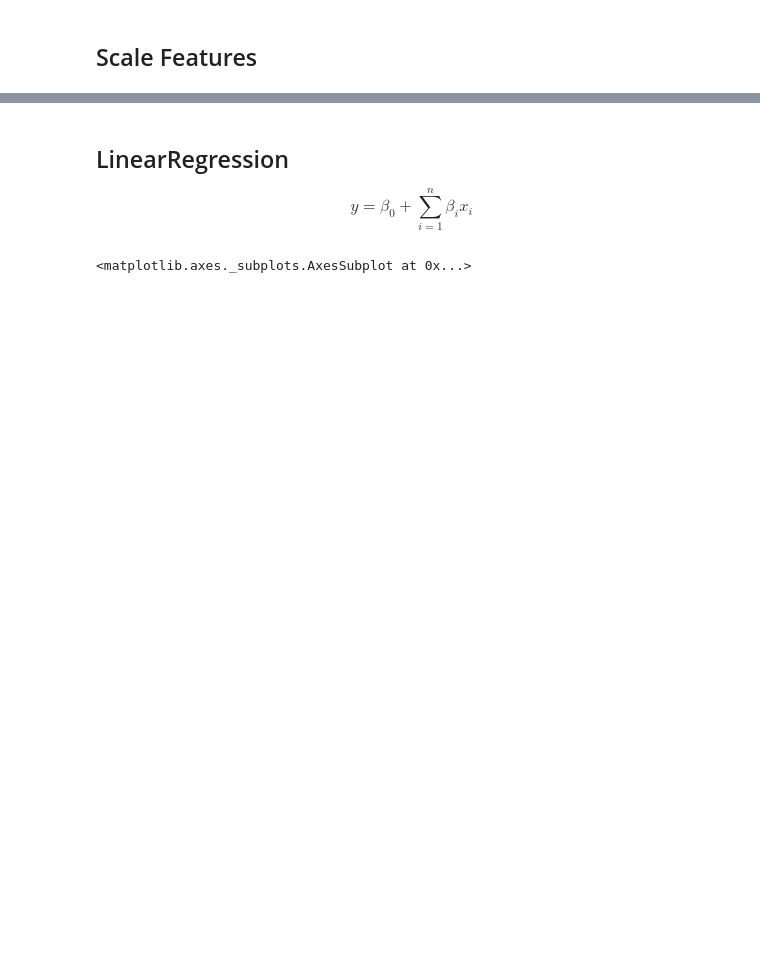
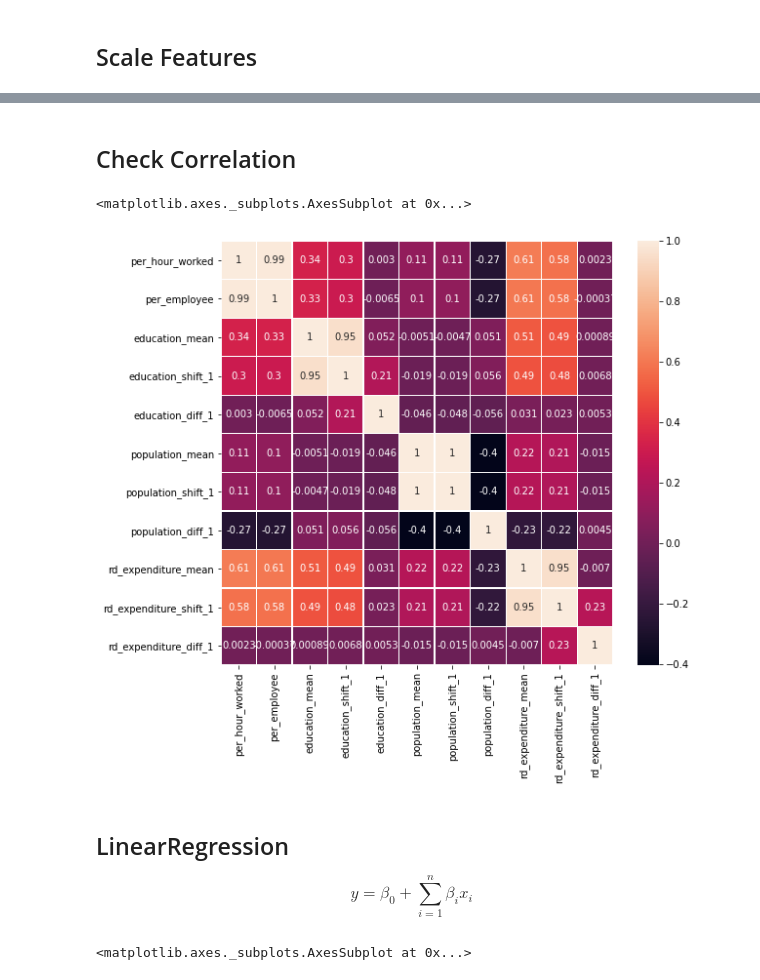
Before and after one commit to ADS-Group-15/eu-productivity-modeling, a Jupyter notebook: notebooks/models.ipynb, the cells around one changed output, grey strips where cells are left out. Cells and saved outputs as stored; diff of their text form; code cells hidden in the pictures; blank space fills up the shorter version.

```diff
--- a/notebooks/models.ipynb
+++ b/notebooks/models.ipynb
@@ -28,0 +74,4 @@ df.head()
+# %%
+for feature in features:
+    df[f'{feature}_mean'] = df.groupby(['GEO'])[feature].transform('mean')
+df.head()
@@ -71,0 +102,12 @@ df.head()
+# %% [markdown]
+## Check Correlation
+# %%
+corr = df[
+    ['per_hour_worked', 'per_employee'] + columns_to_fit
+].corr()
+
+plt.figure(figsize=(9,8))
+sns.heatmap(corr, annot=True, linewidths=0.2)
+# %% [output]
+<matplotlib.axes._subplots.AxesSubplot at 0x...>
+[figure, added]
```
Also changed, not shown: parts of 13 cells of this notebook, 2 other files.
